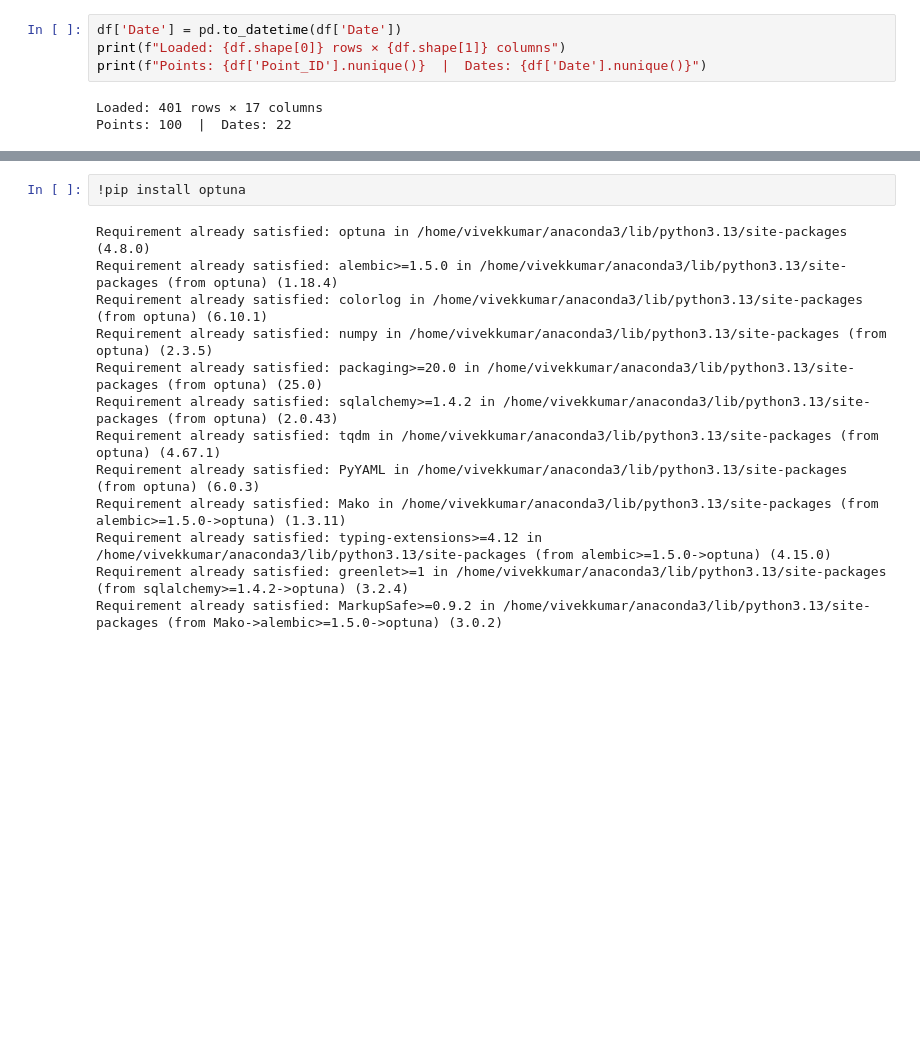
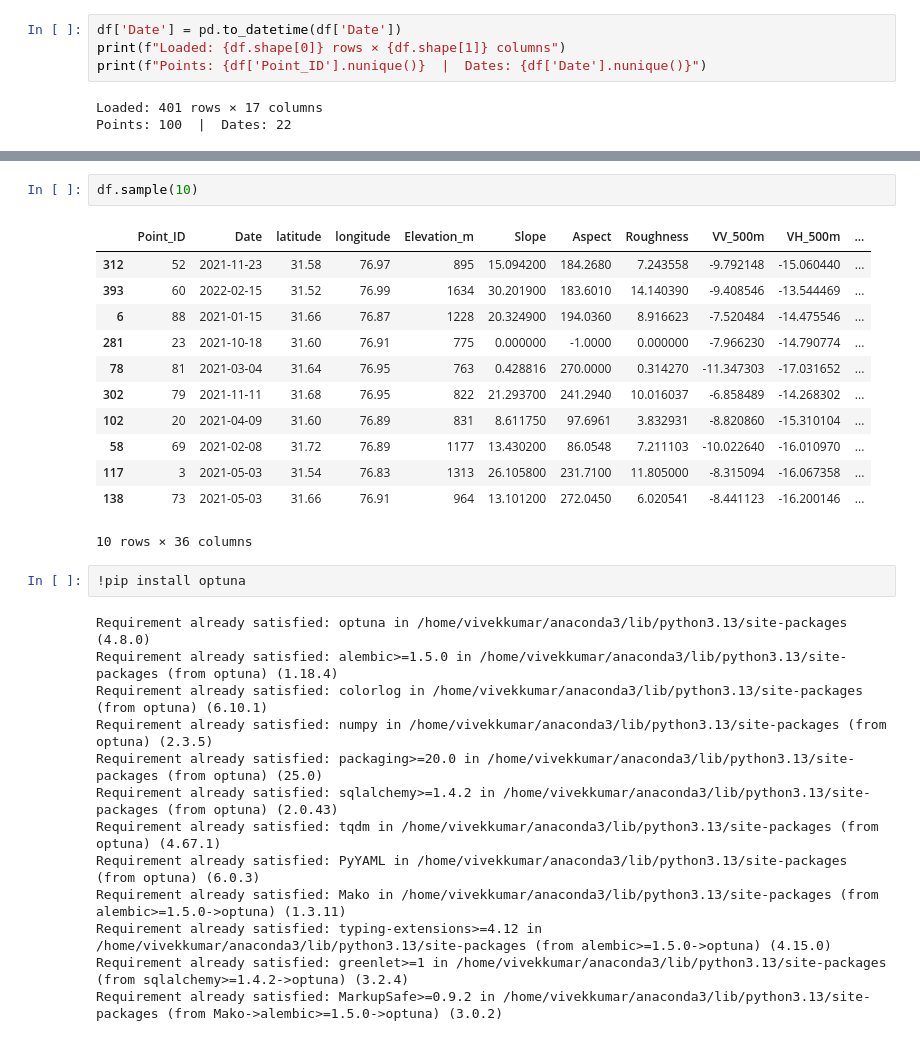
Before and after one commit to vivek72vv/Rise-up, a Jupyter notebook: Xg+et+optuna.ipynb, the cells around one changed output, grey strips where cells are left out. Drawn from its saved outputs; the diff is of its cells as text; blank space fills up the shorter version.

```diff
--- a/Xg+et+optuna.ipynb
+++ b/Xg+et+optuna.ipynb
@@ -79,6 +87,21 @@ df = engineer_features(df)
 
 #X = df[FEATURES].copy()
 #y = df['Observed_SM'].copy()
+# %%
+df.sample(10)
+# %% [output]
+|  | Point_ID | Date | latitude | longitude | Elevation_m | Slope | Aspect | Roughness | VV_500m | VH_500m | ... |
+| 312 | 52 | 2021-11-23 | 31.58 | 76.97 | 895 | 15.094200 | 184.2680 | 7.243558 | -9.792148 | -15.060440 | ... |
+| 393 | 60 | 2022-02-15 | 31.52 | 76.99 | 1634 | 30.201900 | 183.6010 | 14.140390 | -9.408546 | -13.544469 | ... |
+| 6 | 88 | 2021-01-15 | 31.66 | 76.87 | 1228 | 20.324900 | 194.0360 | 8.916623 | -7.520484 | -14.475546 | ... |
+| 281 | 23 | 2021-10-18 | 31.60 | 76.91 | 775 | 0.000000 | -1.0000 | 0.000000 | -7.966230 | -14.790774 | ... |
+| 78 | 81 | 2021-03-04 | 31.64 | 76.95 | 763 | 0.428816 | 270.0000 | 0.314270 | -11.347303 | -17.031652 | ... |
+| 302 | 79 | 2021-11-11 | 31.68 | 76.95 | 822 | 21.293700 | 241.2940 | 10.016037 | -6.858489 | -14.268302 | ... |
+| 102 | 20 | 2021-04-09 | 31.60 | 76.89 | 831 | 8.611750 | 97.6961 | 3.832931 | -8.820860 | -15.310104 | ... |
+| 58 | 69 | 2021-02-08 | 31.72 | 76.89 | 1177 | 13.430200 | 86.0548 | 7.211103 | -10.022640 | -16.010970 | ... |
+| 117 | 3 | 2021-05-03 | 31.54 | 76.83 | 1313 | 26.105800 | 231.7100 | 11.805000 | -8.315094 | -16.067358 | ... |
+| 138 | 73 | 2021-05-03 | 31.66 | 76.91 | 964 | 13.101200 | 272.0450 | 6.020541 | -8.441123 | -16.200146 | ... |
+10 rows × 36 columns
 # %%
 !pip install optuna
 # %% [output]
```
Also changed, not shown: parts of 6 cells of this notebook.
